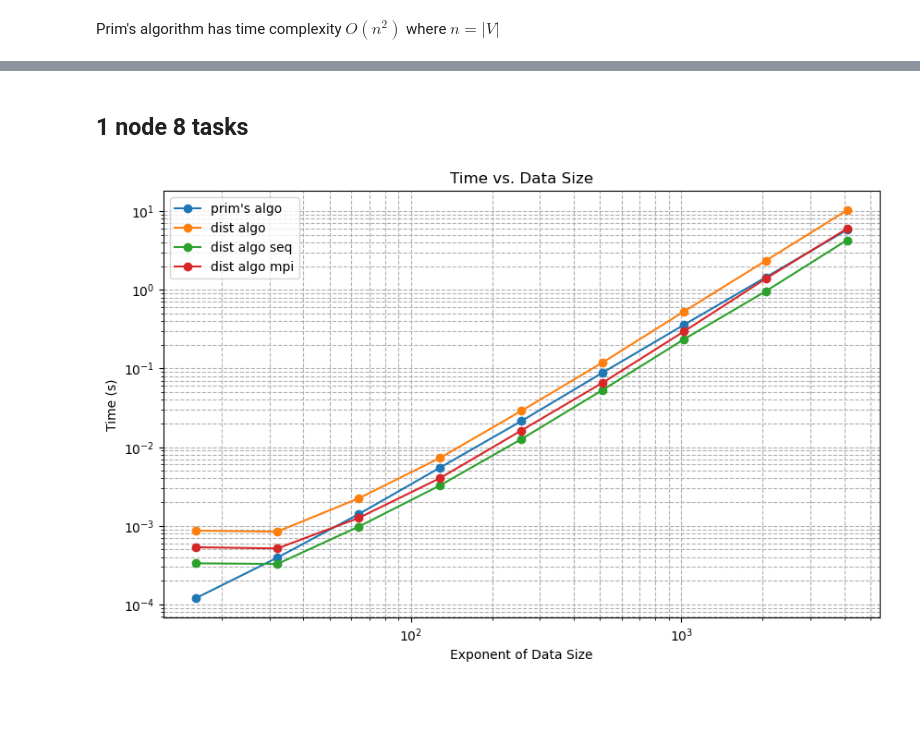
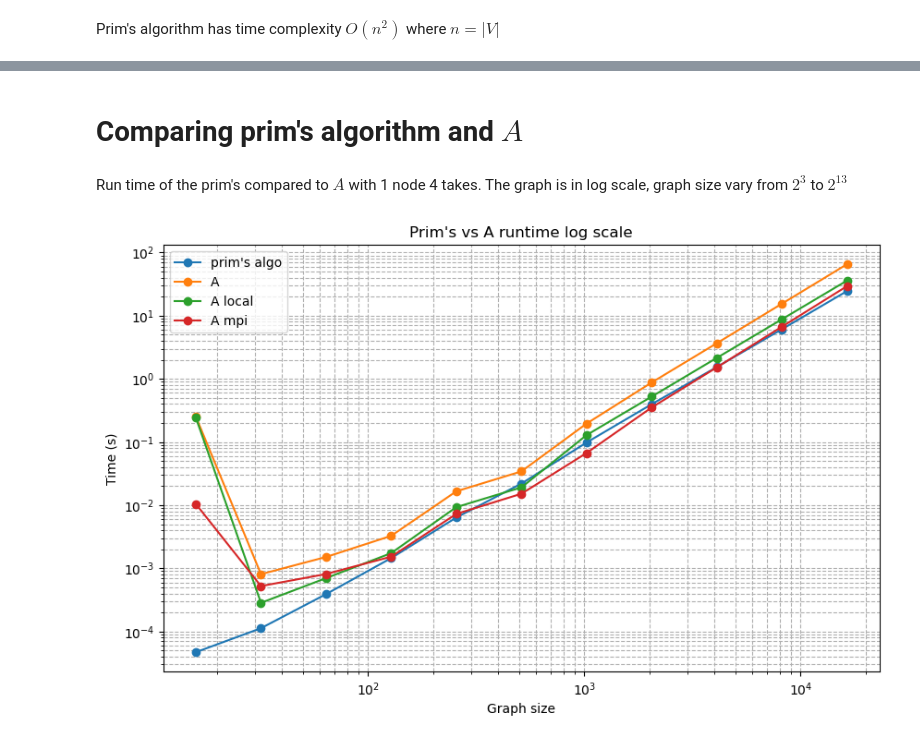
Before and after one commit to Chi-Chu319/MST_O_logn_logn, a Jupyter notebook: data_visualization.ipynb, the cells around one changed output, grey strips where cells are left out. Drawn from its saved outputs; the diff is of its cells as text; code cells hidden in the pictures; blank space fills up the shorter version.

```diff
--- a/data_visualization.ipynb
+++ b/data_visualization.ipynb
@@ -7,24 +24,26 @@ Prim's algorithm has time complexity $O(n^2)$ where $n = |V|$
+# %% [markdown]
+# Comparing prim's algorithm and $A$
 # %% [markdown]
-## 1 node 8 tasks
+Run time of the prim's compared to $A$ with 1 node 4 takes. The graph is in log scale, graph size vary from $2^3$ to $2^{13}$
 # %%
-df = pd.read_csv('seq_vs_dist_n1_t8.csv')
+df = pd.read_csv('seq_vs_dist_n1_t4.csv')
 
 x = np.power(2, (np.arange(len(df)) + 1)) * 8
 
 # Plotting
 plt.figure(figsize=(10, 6))
 plt.plot(x, df['t_seq'], label="prim's algo", marker='o')
-plt.plot(x, df['t_dist'], label='dist algo', marker='o')
-plt.plot(x, df['t_dist_seq'], label='dist algo seq', marker='o')
-plt.plot(x, df['t_dist_mpi'], label='dist algo mpi', marker='o')
+plt.plot(x, df['t_dist'], label='A', marker='o')
+plt.plot(x, df['t_dist_seq'], label='A local', marker='o')
+plt.plot(x, df['t_dist_mpi'], label='A mpi', marker='o')
 
-plt.xlabel('Exponent of Data Size')
+plt.xlabel('Graph size')
 plt.ylabel('Time (s)')
-plt.title('Time vs. Data Size')
+plt.title("Prim's vs A runtime log scale")
 plt.xscale('log')
 plt.yscale('log')
 plt.legend()
 plt.grid(True, which="both", ls="--")
 plt.show()
 # %% [output]
-[figure, old version]
+[figure, new version]
```
Also changed, not shown: parts of 21 cells of this notebook, 11 other files.
